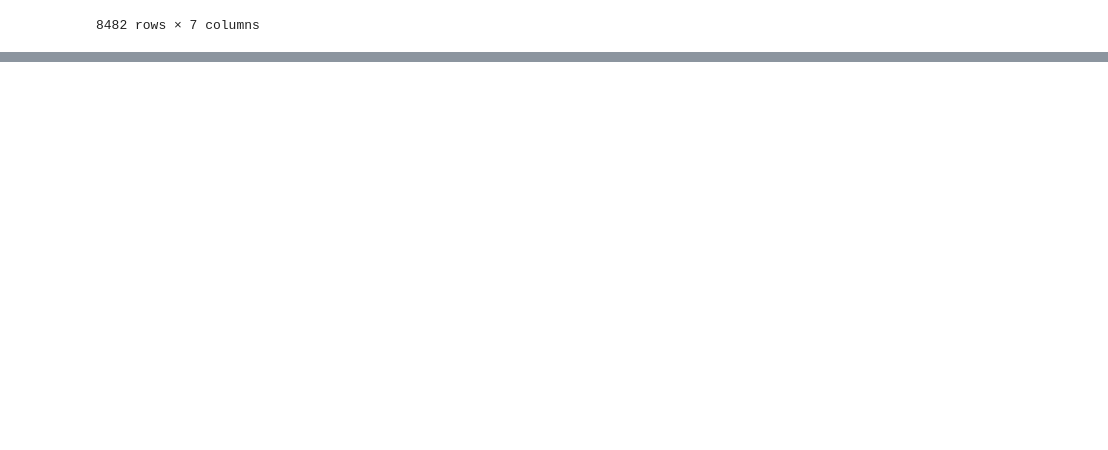
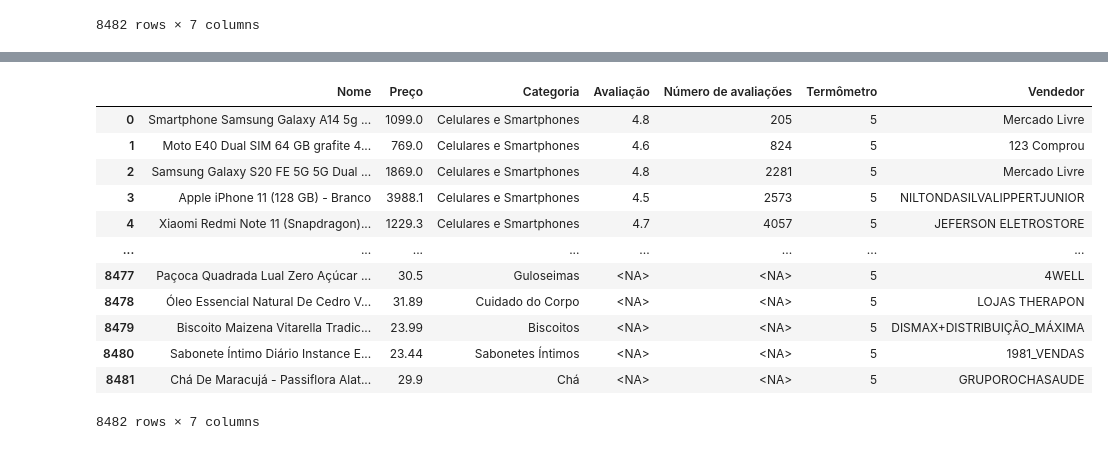
Before and after one commit to dytron/data-science-mercado-livre, a Jupyter notebook: extracao.ipynb, the cells around one changed output, grey strips where cells are left out. Saved outputs shown, nothing was run; the diff lists cells and outputs as text; code cells hidden in the pictures; blank space fills up the shorter version.

```diff
--- a/extracao.ipynb
+++ b/extracao.ipynb
@@ -411,0 +481,3 @@ len(links)
+# %%
+df_products['Avaliação'] = df_products['Avaliação'].apply(fix_rating).astype('Float64').round(1)
+df_products['Avaliação']
@@ -411,0 +497,3 @@ len(links)
+# %%
+df_products['Número de avaliações'] = df_products['Número de avaliações'].apply(fix_review_count).astype('Int64')
+df_products['Número de avaliações']
@@ -411,0 +513,3 @@ len(links)
+# %%
+df_products['Termômetro'] = df_products['Termômetro'].apply(fix_thermometer).astype('Int32')
+df_products['Termômetro']
@@ -411,0 +529,3 @@ len(links)
+# %%
+df_products['Vendedor'] = df_products['Vendedor'].apply(fix_seller)
+df_products['Vendedor']
@@ -411,0 +545,16 @@ len(links)
+# %%
+df_products
+# %% [output]
+|  | Nome | Preço | Categoria | Avaliação | Número de avaliações | Termômetro | Vendedor |
+| 0 | Smartphone Samsung Galaxy A14 5g ... | 1099.0 | Celulares e Smartphones | 4.8 | 205 | 5 | Mercado Livre |
+| 1 | Moto E40 Dual SIM 64 GB grafite 4... | 769.0 | Celulares e Smartphones | 4.6 | 824 | 5 | 123 Comprou |
+| 2 | Samsung Galaxy S20 FE 5G 5G Dual ... | 1869.0 | Celulares e Smartphones | 4.8 | 2281 | 5 | Mercado Livre |
+| 3 | Apple iPhone 11 (128 GB) - Branco | 3988.1 | Celulares e Smartphones | 4.5 | 2573 | 5 | NILTONDASILVALIPPERTJUNIOR |
+| 4 | Xiaomi Redmi Note 11 (Snapdragon)... | 1229.3 | Celulares e Smartphones | 4.7 | 4057 | 5 | JEFERSON ELETROSTORE |
+| ... | ... | ... | ... | ... | ... | ... | ... |
+| 8477 | Paçoca Quadrada Lual Zero Açúcar ... | 30.5 | Guloseimas | <NA> | <NA> | 5 | 4WELL |
+| 8478 | Óleo Essencial Natural De Cedro V... | 31.89 | Cuidado do Corpo | <NA> | <NA> | 5 | LOJAS THERAPON |
+| 8479 | Biscoito Maizena Vitarella Tradic... | 23.99 | Biscoitos | <NA> | <NA> | 5 | DISMAX+DISTRIBUIÇÃO_MÁXIMA |
+| 8480 | Sabonete Íntimo Diário Instance E... | 23.44 | Sabonetes Íntimos | <NA> | <NA> | 5 | 1981_VENDAS |
+| 8481 | Chá De Maracujá - Passiflora Alat... | 29.9 | Chá | <NA> | <NA> | 5 | GRUPOROCHASAUDE |
+8482 rows × 7 columns
```
Also changed, not shown: parts of 14 cells of this notebook, 3 other files.
